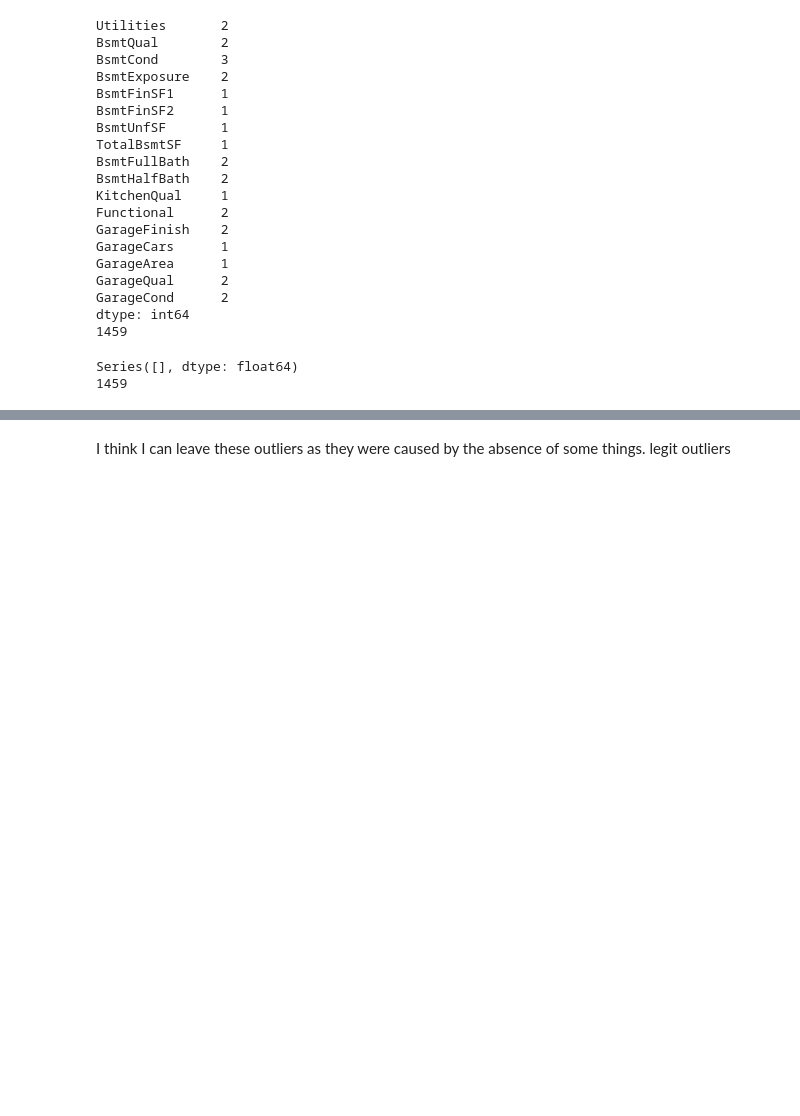
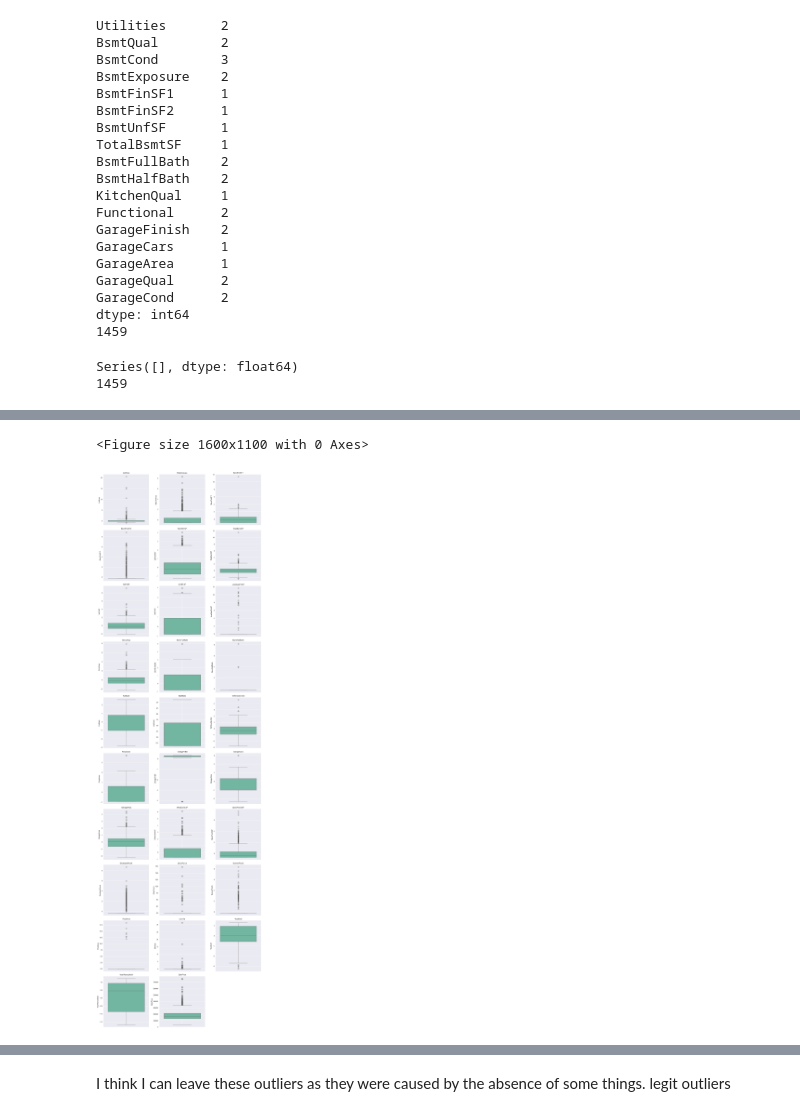
Before and after one commit to deyme17/MyKaggleCompetition, a Jupyter notebook: houses_prices/houses-prices-regression.ipynb, the cells around one changed output, grey strips where cells are left out. Drawn from its saved outputs; the diff is of its cells as text; code cells hidden in the pictures; blank space fills up the shorter version.

```diff
--- a/houses_prices/houses-prices-regression.ipynb
+++ b/houses_prices/houses-prices-regression.ipynb
@@ -485,25 +513,28 @@ if important_features:
 # %%
 def plot_boxes(df, cols):
     plt.figure(dpi=200)
 
     n_cols = 3
     n_rows = (len(cols) + n_cols - 1) // n_cols
 
     fig, axes = plt.subplots(n_rows, n_cols, figsize=(15, 5 * n_rows))
 
     axes = axes.flatten() if n_rows > 1 else [axes]
 
     for i, col in enumerate(cols):
-        sns.boxplot(data=df, y=col, ax=axes[i])
+        sns.boxplot(data=df, y=col, ax=axes[i], palette=palette)
         axes[i].set_title(col)
 
     for j in range(i + 1, len(axes)):
         fig.delaxes(axes[j])
 
     plt.tight_layout()
     plt.show()
 
 plot_boxes(train, curr_cont_cols)
+# %% [output]
+<Figure size 1600x1100 with 0 Axes>
+[figure, added]
 # %%
 # handle_outliers
 train_clipped = train.copy()
```
Also changed, not shown: parts of 40 cells of this notebook, 5 other files.
